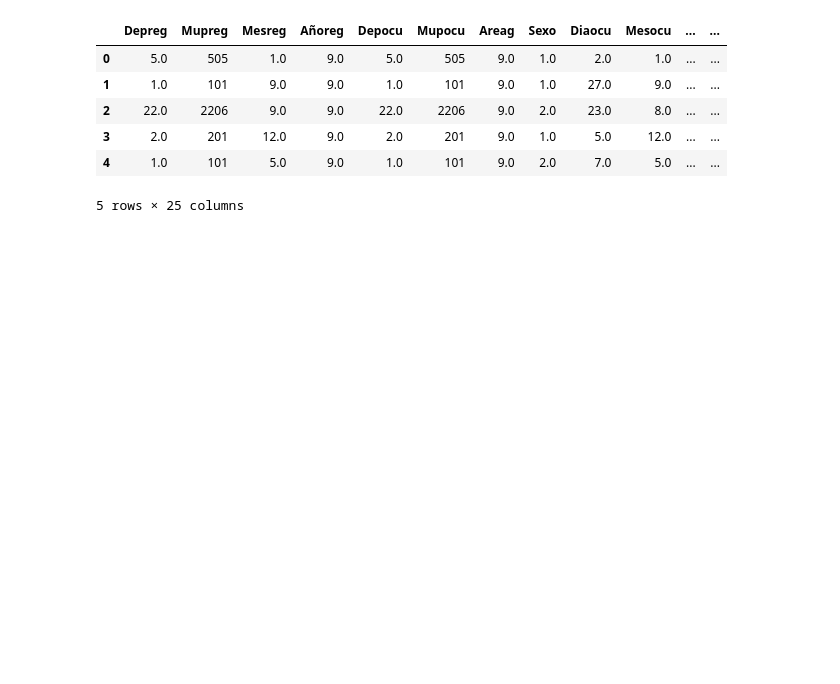
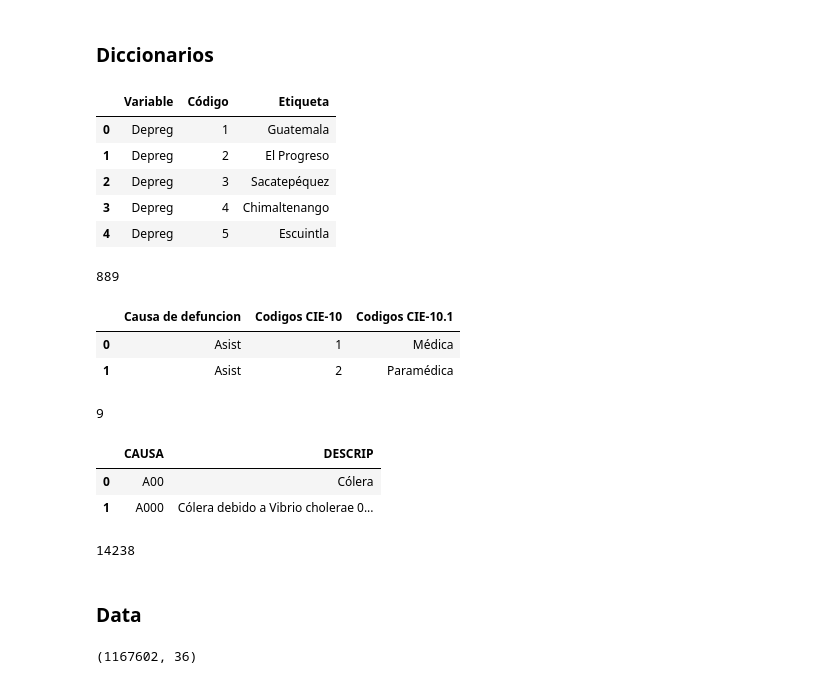
Before and after one commit to agabrielMej/Proyecto-MD-Grupo-2, a Jupyter notebook: notebooks/01_exploracion.ipynb, the cells around one changed output. Saved outputs shown, nothing was run; the diff lists cells and outputs as text; code cells hidden in the pictures; blank space fills up the shorter version.

Commit message:
info básica de diccionarios y data

```diff
--- a/notebooks/01_exploracion.ipynb
+++ b/notebooks/01_exploracion.ipynb
@@ -7,6 +8,7 @@ from pathlib import Path
 # cargar data
 BASE_DIR = Path().resolve().parent
 
+# datasets por año
 data2009 = pd.read_csv(BASE_DIR / "data/processed/defunciones_2009.csv", low_memory=False)
 data2010 = pd.read_csv(BASE_DIR / "data/processed/defunciones_2010.csv", low_memory=False)
 data2011 = pd.read_csv(BASE_DIR / "data/processed/defunciones_2011.csv", low_memory=False)
@@ -21,11 +23,52 @@ data2019 = pd.read_csv(BASE_DIR / "data/processed/defunciones_2019.csv", low_mem
 data2020 = pd.read_csv(BASE_DIR / "data/processed/defunciones_2020.csv", low_memory=False)
 data2021 = pd.read_csv(BASE_DIR / "data/processed/defunciones_2021.csv", low_memory=False)
 data2022 = pd.read_csv(BASE_DIR / "data/processed/defunciones_2022.csv", low_memory=False)
+
+# diccionarios
+diccionario_defun = pd.read_csv(BASE_DIR / "data/processed/diccionario_defunciones.csv", encoding="latin1", sep=";" )
+diccionario_cie = pd.read_csv(BASE_DIR / "data/processed/diccionario_codigos_CIE-10.csv",   encoding="latin1", sep=";",)
+diccionario_cie_cat = pd.read_csv(BASE_DIR / "data/processed/diccionario_categorías_subcategorías_CIE-10.csv",   encoding="latin1", sep=";")
-# %% [output]
-|  | Depreg | Mupreg | Mesreg | Añoreg | Depocu | Mupocu | Areag | Sexo | Diaocu | Mesocu | ... | ... |
-| 0 | 5.0 | 505 | 1.0 | 9.0 | 5.0 | 505 | 9.0 | 1.0 | 2.0 | 1.0 | ... | ... |
-| 1 | 1.0 | 101 | 9.0 | 9.0 | 1.0 | 101 | 9.0 | 1.0 | 27.0 | 9.0 | ... | ... |
-| 2 | 22.0 | 2206 | 9.0 | 9.0 | 22.0 | 2206 | 9.0 | 2.0 | 23.0 | 8.0 | ... | ... |
-| 3 | 2.0 | 201 | 12.0 | 9.0 | 2.0 | 201 | 9.0 | 1.0 | 5.0 | 12.0 | ... | ... |
-| 4 | 1.0 | 101 | 5.0 | 9.0 | 1.0 | 101 | 9.0 | 2.0 | 7.0 | 5.0 | ... | ... |
-5 rows × 25 columns
+# %% [markdown]
+### Diccionarios
+# %%
+diccionario_defun.head(5)
+# %% [output]
+|  | Variable | Código | Etiqueta |
+| 0 | Depreg | 1 | Guatemala |
+| 1 | Depreg | 2 | El Progreso |
+| 2 | Depreg | 3 | Sacatepéquez |
+| 3 | Depreg | 4 | Chimaltenango |
+| 4 | Depreg | 5 | Escuintla |
+# %%
+# cuántos tipos de variables hay en el de defunción
+diccionario_defun["Código"].nunique()
+# %% [output]
+889
+# %%
+diccionario_cie.head(2)
+# %% [output]
+|  | Causa de defuncion | Codigos CIE-10 | Codigos CIE-10.1 |
+| 0 | Asist | 1 | Médica |
+| 1 | Asist | 2 | Paramédica |
+# %%
+diccionario_cie["Codigos CIE-10"].nunique()
+# %% [output]
+9
+# %%
+diccionario_cie_cat.head(2)
+# %% [output]
+|  | CAUSA | DESCRIP |
+| 0 | A00 | Cólera |
+| 1 | A000 | Cólera debido a Vibrio cholerae 0... |
+# %%
+diccionario_cie_cat["CAUSA"].nunique()
+# %% [output]
+14238
+# %% [markdown]
+### Data
+# %%
+# los registros totales de la data
+data_all = pd.concat([ data2009.assign(anio=2009), data2010.assign(anio=2010), data2011.assign(anio=2011), data2012.assign(anio=2012), data2013.assign(anio=2013), data2014.assign(anio=2014), data2015.assign(anio=2015), data2016.assign(anio=2016), data2017.assign(anio=2017), data2018.assign(anio=2018), data2019.assign(anio=2019), data2020.assign(anio=2020), data2021.assign(anio=2021), data2022.assign(anio=2022), ], ignore_index=True)
+data_all.shape
+# %% [output]
+(1167602, 36)
```
Also changed, not shown: parts of 8 cells of this notebook.
